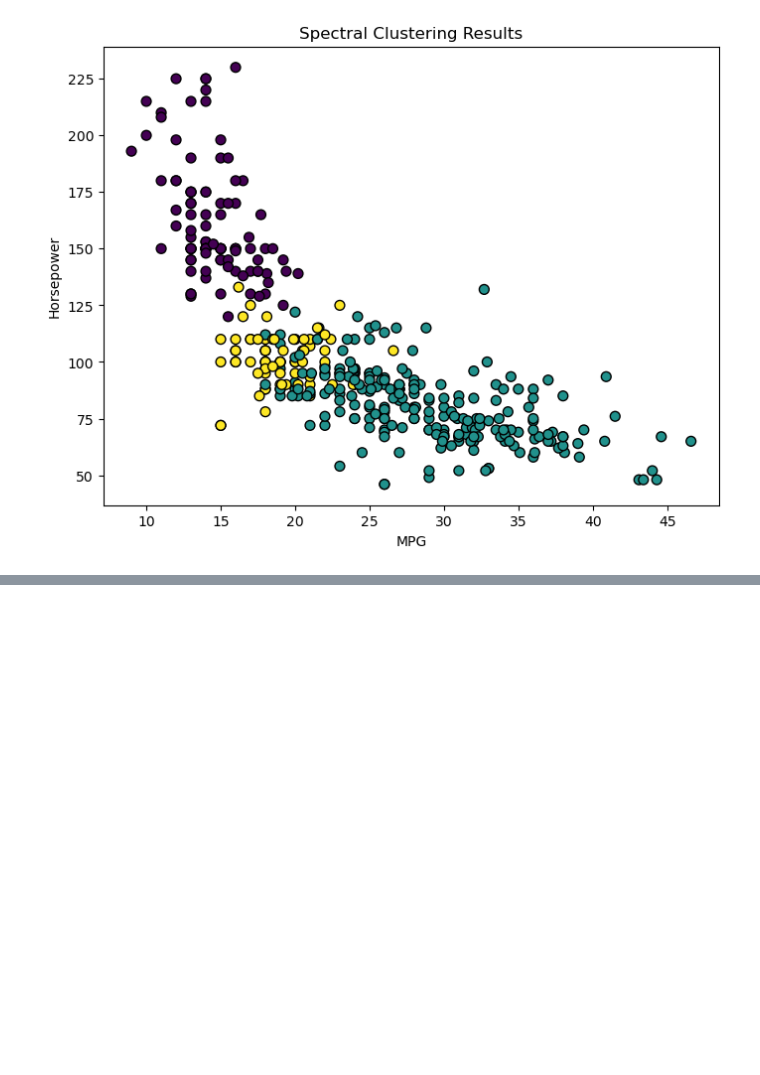
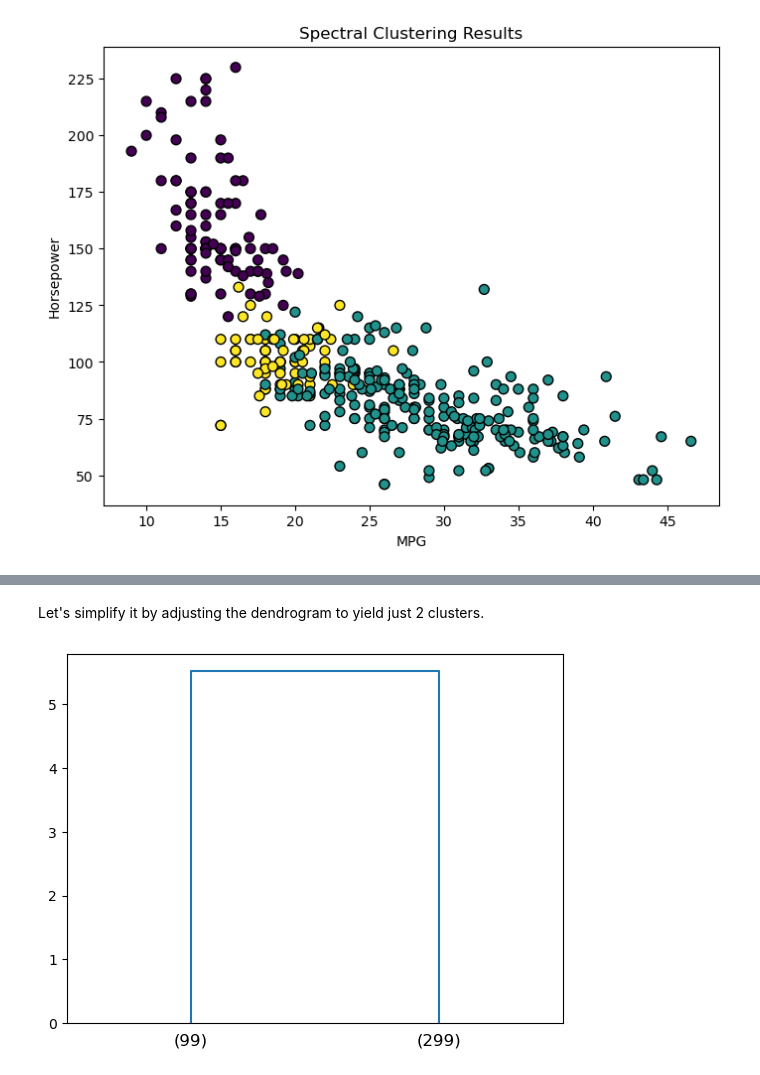
Before and after one commit to Amey1398/Unveiling-Efficiency-Patterns-in-Automobiles, a Jupyter notebook: code.ipynb, the cells around one changed output, grey strips where cells are left out. Drawn from its saved outputs; the diff is of its cells as text; code cells hidden in the pictures; blank space fills up the shorter version.

```diff
--- a/code.ipynb
+++ b/code.ipynb
@@ -384,0 +428,12 @@ plt.show()
+# %% [markdown]
+Let's simplify it by adjusting the dendrogram to yield just 2 clusters.
+# %%
+# Simplifying into 2 clusters
+dendrogram(
+    link_method,
+    truncate_mode='lastp',
+    p=2,
+)
+plt.show()
+# %% [output]
+[figure, added]
```
Also changed, not shown: parts of 19 cells of this notebook.
